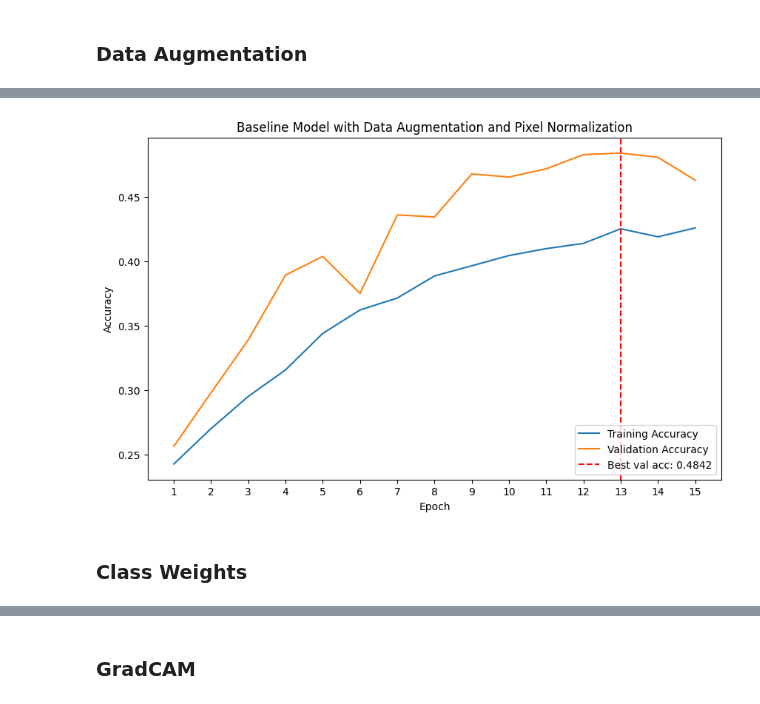
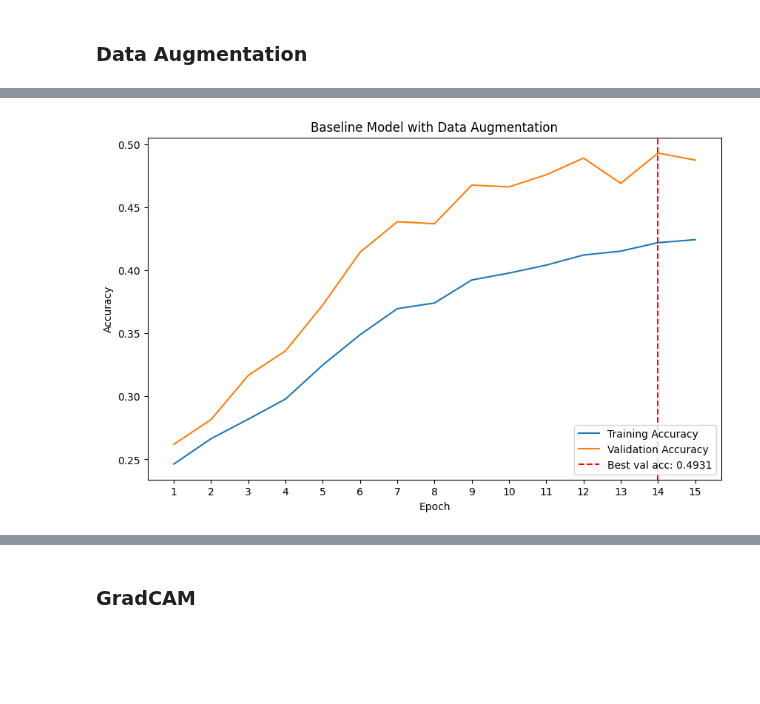
Before and after one commit to kayleeisokay/cs109b-final-project, a Jupyter notebook: MS3.ipynb, the cells around one changed output, grey strips where cells are left out. Drawn from its saved outputs; the diff is of its cells as text; code cells hidden in the pictures; blank space fills up the shorter version.

```diff
--- a/MS3.ipynb
+++ b/MS3.ipynb
@@ -832,9 +795,9 @@ else:
 # set seeds for reproducibility
 os.environ["PYTHONHASHSEED"] = "0"
 os.environ["CUDA_VISIBLE_DEVICES"] = ""
-tf.random.set_seed(RANDOM_SEED)
-np.random.seed(RANDOM_SEED)
-set_random_seed(RANDOM_SEED)
+tf.random.set_seed(109)
+np.random.seed(109)
+set_random_seed(109)
 
 
 # plot accuracy
@@ -843,7 +806,7 @@ def plot_accuracy(history, plot_title="Model"):
     Helper function to plot accuracy of a model.
     """
 
-    plt.figure(figsize=(10, 6))
+    plt.figure(figsize=(12, 6))
 
     best_val_acc = np.max(history.history["val_accuracy"])
     best_epoch = np.argmax(history.history["val_accuracy"])
@@ -870,7 +833,7 @@ GPU available
 # %% [markdown]
 The baseline model will follow a very basic model architecture taken from the Lab's code. We added one regularization layer and adjust the output layer, as well as the loss function to account for the classes in our data.
 # %%
-# Very basic model
+# very basic model
 def create_baseline_model(show_summary=False):
     inputs = Input(shape=(48, 48, 1))
 
@@ -890,7 +853,7 @@ def create_baseline_model(show_summary=False):
 
     model.compile(
         optimizer=Adam(learning_rate=0.001),
-        loss="sparse_categorical_crossentropy",
+        loss="categorical_crossentropy",
         metrics=["accuracy"],
     )
     if show_summary:
@@ -899,3 +862,12 @@ def create_baseline_model(show_summary=False):
     return model
 # %% [markdown]
 Training the most basic model with almost unprocessed data, just with the pixel values normalized.
+# %%
+baseline_model = create_baseline_model(show_summary=True)
+
+train_norm = baseline_train_datagen.map(lambda x, y: (x / 255.0, y))
+val_norm = baseline_val_datagen.map(lambda x, y: (x / 255.0, y))
+
+baseline_model_history = baseline_model.fit(
+    train_norm, epochs=15, validation_data=val_norm, verbose=1
+)
@@ -1094,10 +1043,10 @@ Found 5741 images belonging to 7 classes.
 # %%
 baseline_aug_model = create_baseline_model()
-
 baseline_aug_model_history = baseline_aug_model.fit(
-    traingen,
+    train_aug,
     epochs=15,
-    validation_data=valgen,
-)
+    validation_data=val_aug,
+    steps_per_epoch = len(train_aug),
+    verbose=1)
 # %% [output]
 Epoch 1/15
@@ -1120,16 +1069,10 @@ Epoch 15/15
 # %%
-traingen.reset()
-train_loss, train_acc = baseline_aug_model.evaluate(traingen, verbose=0)
+train_loss, train_acc = baseline_aug_model.evaluate(baseline_train_datagen, verbose=0)
+val_loss, val_acc = baseline_aug_model.evaluate(baseline_val_datagen, verbose=0)
 
-valgen.reset()
-val_loss, val_acc = baseline_aug_model.evaluate(valgen, verbose=0)
-
-print("Baseline Model with Data Augmentation and Pixel Normalization")
+print("Baseline Model with Class Weighting")
 print(f"Train Loss: {train_loss:.4f}, Train Accuracy: {train_acc:.4f}")
 print(f"Validation Loss: {val_loss:.4f}, Validation Accuracy: {val_acc:.4f}")
 
-plot_accuracy(
-    baseline_aug_model_history,
-    "Baseline Model with Data Augmentation and Pixel Normalization",
-)
+plot_accuracy(baseline_aug_model_history, 'Baseline Model with Data Augmentation')
 # %% [output]
@@ -1139,3 +1082 @@ Validation Loss: 1.3815, Validation Accuracy: 0.4632
-[figure, old version]
+[figure, new version]
-# %% [markdown]
-### Class Weights
```
Also changed, not shown: parts of 88 cells of this notebook.
